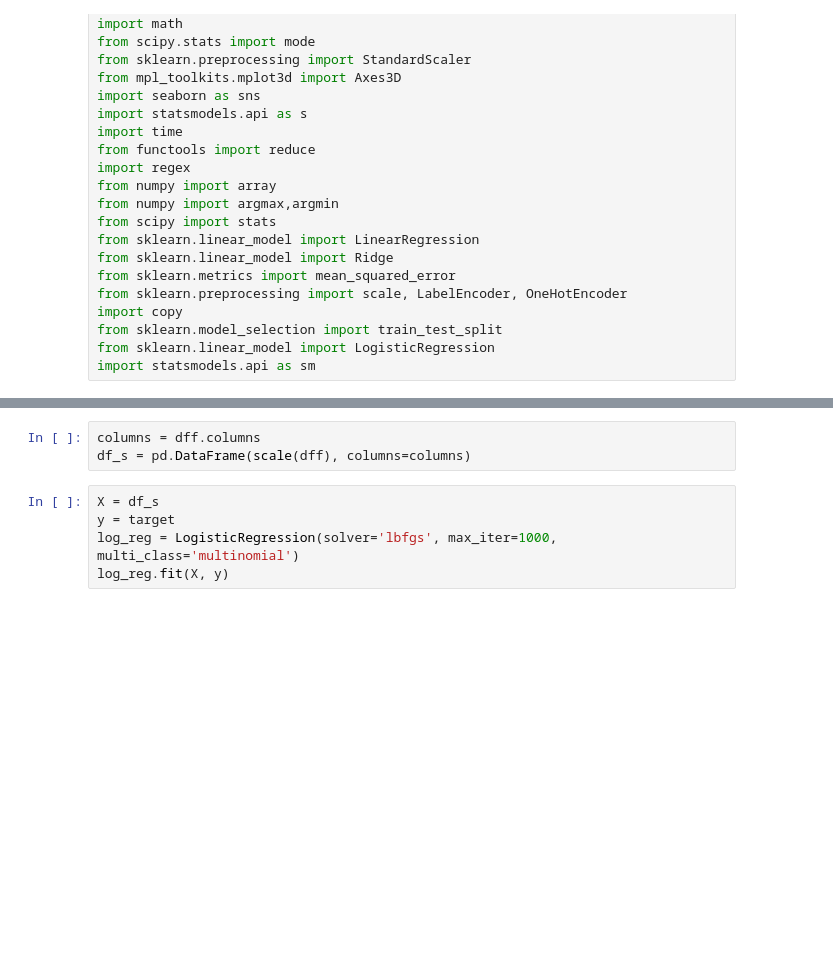
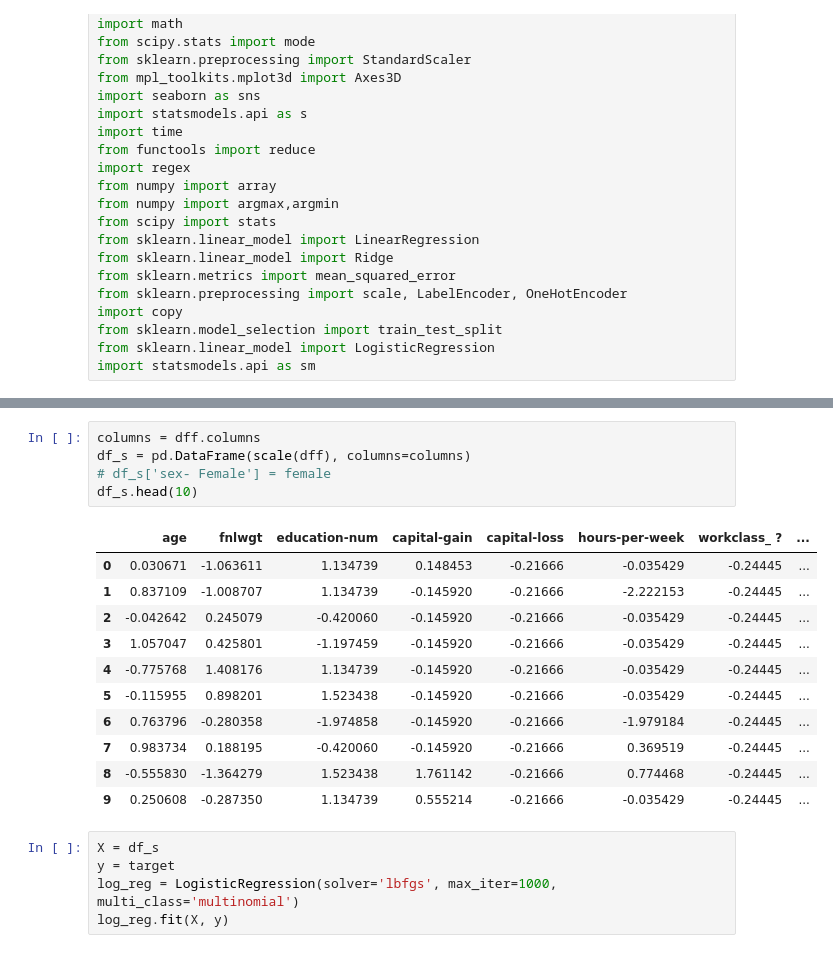
Before and after one commit to bloominstituteoftechnology/DS-Unit-2-Sprint-3-Advanced-Regression, a Jupyter notebook: DS_Unit_2_Sprint_Challenge_3.ipynb, the cells around one changed output, grey strips where cells are left out. Saved outputs shown, nothing was run; the diff lists cells and outputs as text; blank space fills up the shorter version.

```diff
--- a/DS_Unit_2_Sprint_Challenge_3.ipynb
+++ b/DS_Unit_2_Sprint_Challenge_3.ipynb
@@ -258,6 +217,20 @@ dff.head()
 # %%
 columns = dff.columns
 df_s = pd.DataFrame(scale(dff), columns=columns)
+# df_s['sex- Female'] = female
+df_s.head(10)
+# %% [output]
+|  | age | fnlwgt | education-num | capital-gain | capital-loss | hours-per-week | workclass_ ? | ... |
+| 0 | 0.030671 | -1.063611 | 1.134739 | 0.148453 | -0.21666 | -0.035429 | -0.24445 | ... |
+| 1 | 0.837109 | -1.008707 | 1.134739 | -0.145920 | -0.21666 | -2.222153 | -0.24445 | ... |
+| 2 | -0.042642 | 0.245079 | -0.420060 | -0.145920 | -0.21666 | -0.035429 | -0.24445 | ... |
+| 3 | 1.057047 | 0.425801 | -1.197459 | -0.145920 | -0.21666 | -0.035429 | -0.24445 | ... |
+| 4 | -0.775768 | 1.408176 | 1.134739 | -0.145920 | -0.21666 | -0.035429 | -0.24445 | ... |
+| 5 | -0.115955 | 0.898201 | 1.523438 | -0.145920 | -0.21666 | -0.035429 | -0.24445 | ... |
+| 6 | 0.763796 | -0.280358 | -1.974858 | -0.145920 | -0.21666 | -1.979184 | -0.24445 | ... |
+| 7 | 0.983734 | 0.188195 | -0.420060 | -0.145920 | -0.21666 | 0.369519 | -0.24445 | ... |
+| 8 | -0.555830 | -1.364279 | 1.523438 | 1.761142 | -0.21666 | 0.774468 | -0.24445 | ... |
+| 9 | 0.250608 | -0.287350 | 1.134739 | 0.555214 | -0.21666 | -0.035429 | -0.24445 | ... |
 # %%
 X = df_s
 y = target
```
Also changed, not shown: parts of 24 cells of this notebook.
